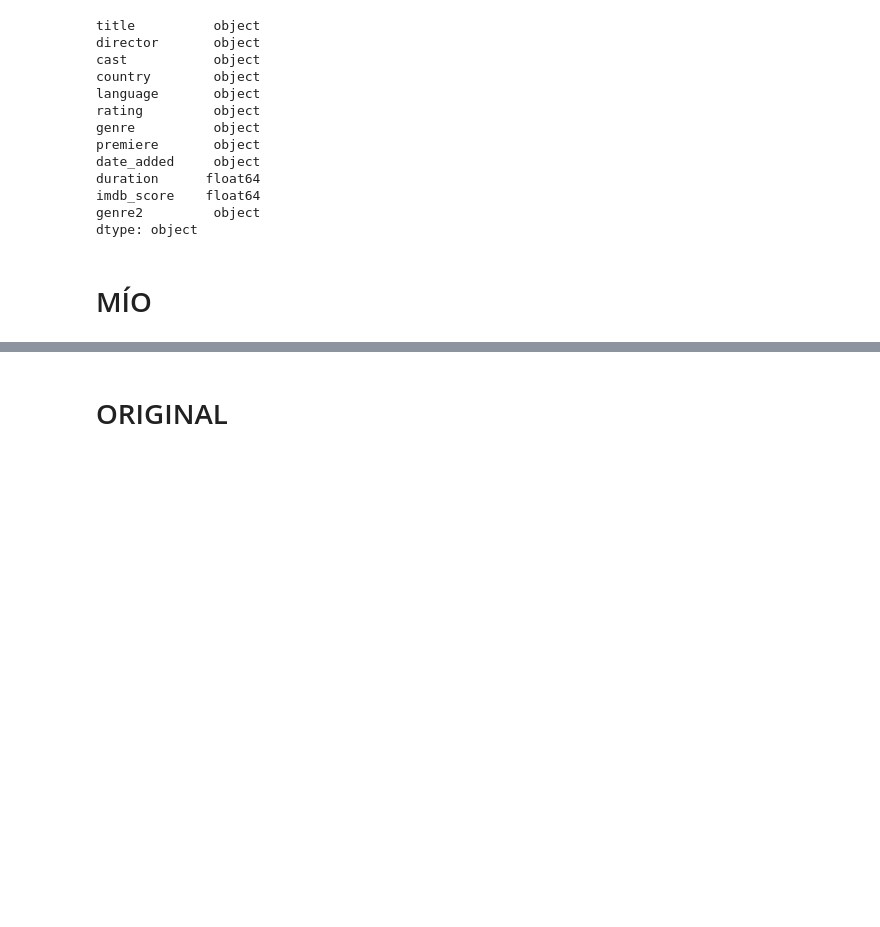
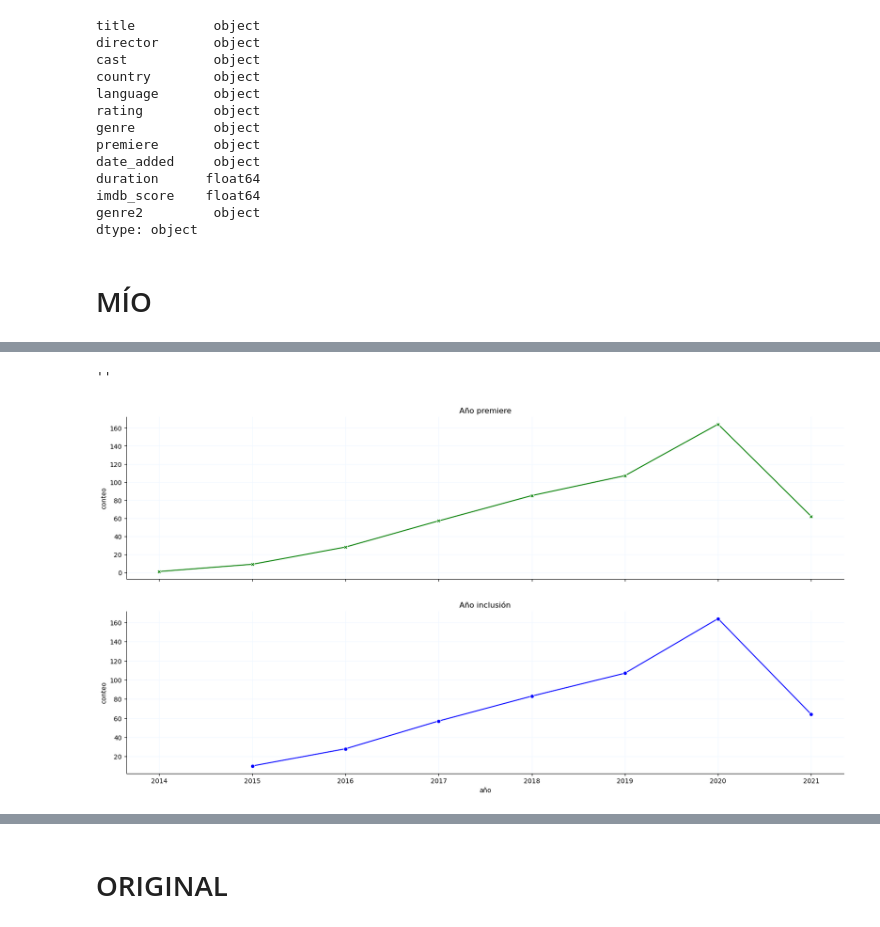
Before and after one commit to annassanchez/apuntes-clases, a Jupyter notebook: semana-9/9.3-Visualizacion - annassanchez.ipynb, the cells around one changed output, grey strips where cells are left out. Drawn from its saved outputs; the diff is of its cells as text; code cells hidden in the pictures; blank space fills up the shorter version.

Commit message:
viendo una poquito de  visualiación ( *︾▽︾)

```diff
--- a/semana-9/9.3-Visualizacion - annassanchez.ipynb
+++ b/semana-9/9.3-Visualizacion - annassanchez.ipynb
@@ -39,0 +44,4 @@ df["premiere"] =pd.to_datetime(df["premiere"])
+# %%
+df_año_premiere = df.groupby(df['premiere'].dt.year)['title'].count().reset_index()
+df_año_premiere.columns = ['premiere', 'conteo']
+df_año_premiere
@@ -39,0 +58,4 @@ df["premiere"] =pd.to_datetime(df["premiere"])
+# %%
+df_año_añadido = df.groupby(df['date_added'].dt.year)['title'].count().reset_index()
+df_año_añadido.columns = ['año', 'conteo']
+df_año_añadido
@@ -39,0 +71,33 @@ df["premiere"] =pd.to_datetime(df["premiere"])
+# %%
+fig, axes = plt.subplots(nrows = 2, ncols = 1, figsize = (20, 10), sharex = True) ## indicamos que comparten eje
+
+sns.lineplot(data = df_año_premiere,
+    x = 'premiere',
+    y = 'conteo',
+    ax = axes[0],
+    marker = "X",
+    color = 'green'
+    )
+sns.lineplot(data = df_año_añadido,
+    x = 'año',
+    y = 'conteo',
+    ax = axes[1],
+    marker = 'o',
+    color = 'blue'
+    )
+
+### titulos, markers, ticks van fuera de la gráfica
+axes[0].set_title('Año premiere') ##ojo, si son una gráfica unitaria es title
+axes[1].set_title('Año inclusión')
+
+axes[0].spines['top'].set_visible(False)
+axes[0].spines['right'].set_visible(False)
+axes[1].spines['top'].set_visible(False)
+axes[1].spines['right'].set_visible(False)
+
+axes[0].grid(color = 'aliceblue')
+axes[1].grid(color = 'aliceblue')
+;
+# %% [output]
+''
+[figure, added]
```
Also changed, not shown: parts of 24 cells of this notebook, 3 other files.
